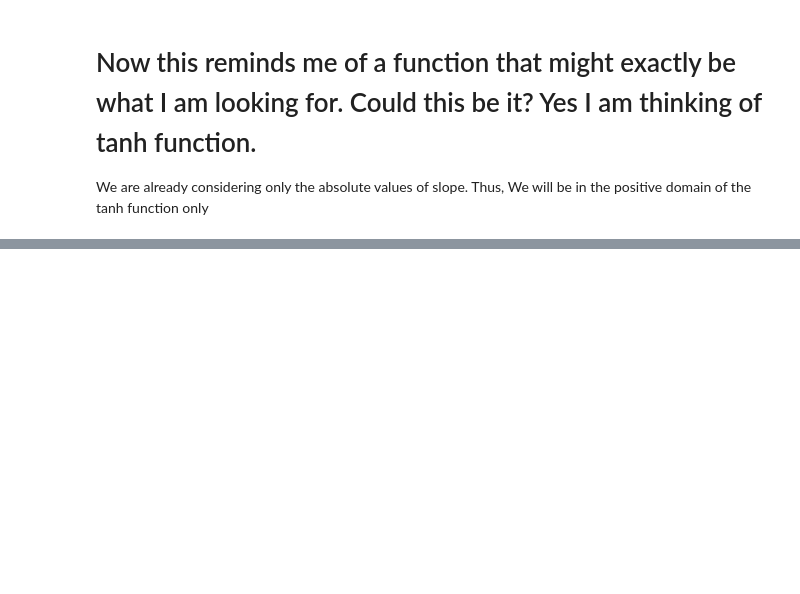
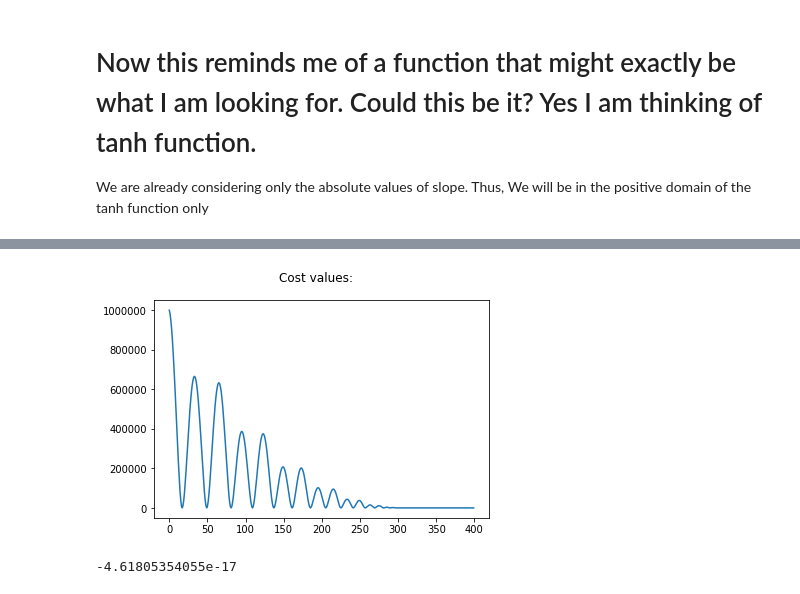
Before and after one commit to akanimax/my-deity, a Jupyter notebook: Scripts/IDEA_2/Testing the update rules on y = x^2 terrain.ipynb, the cells around one changed output, grey strips where cells are left out. Drawn from its saved outputs; the diff is of its cells as text; code cells hidden in the pictures; blank space fills up the shorter version.

```diff
--- a/Scripts/IDEA_2/Testing the update rules on y = x^2 terrain.ipynb
+++ b/Scripts/IDEA_2/Testing the update rules on y = x^2 terrain.ipynb
@@ -319,0 +325,9 @@ plt.plot(x_values);
+# %%
+plt.figure().suptitle("Cost values:")
+plt.plot(y_values);
+# %% [output]
+[figure, added]
+# %%
+print position
+# %% [output]
+-4.61805354055e-17
```
Also changed, not shown: parts of 20 cells of this notebook.
